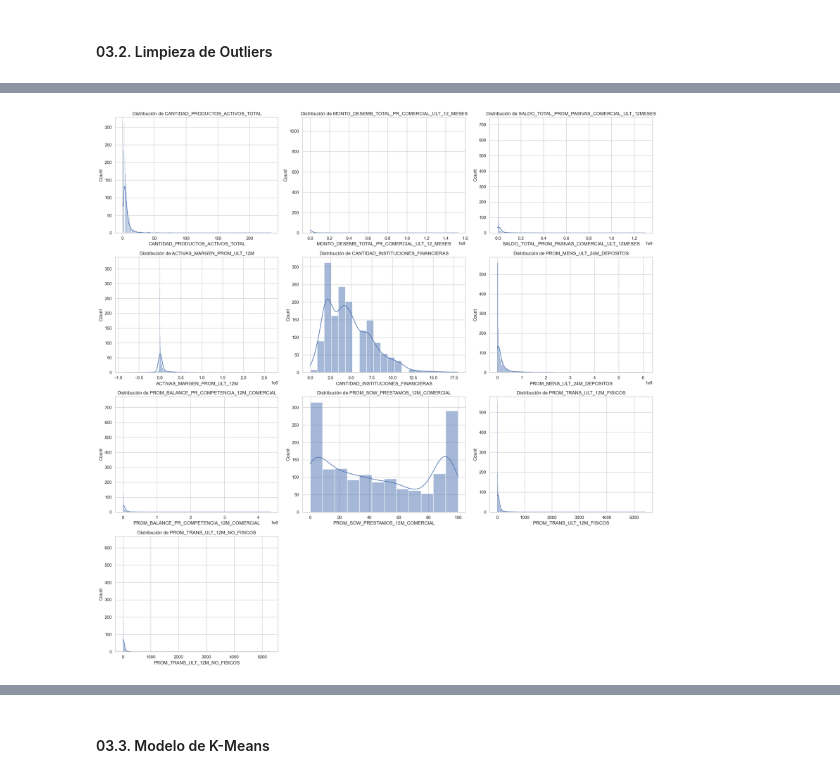
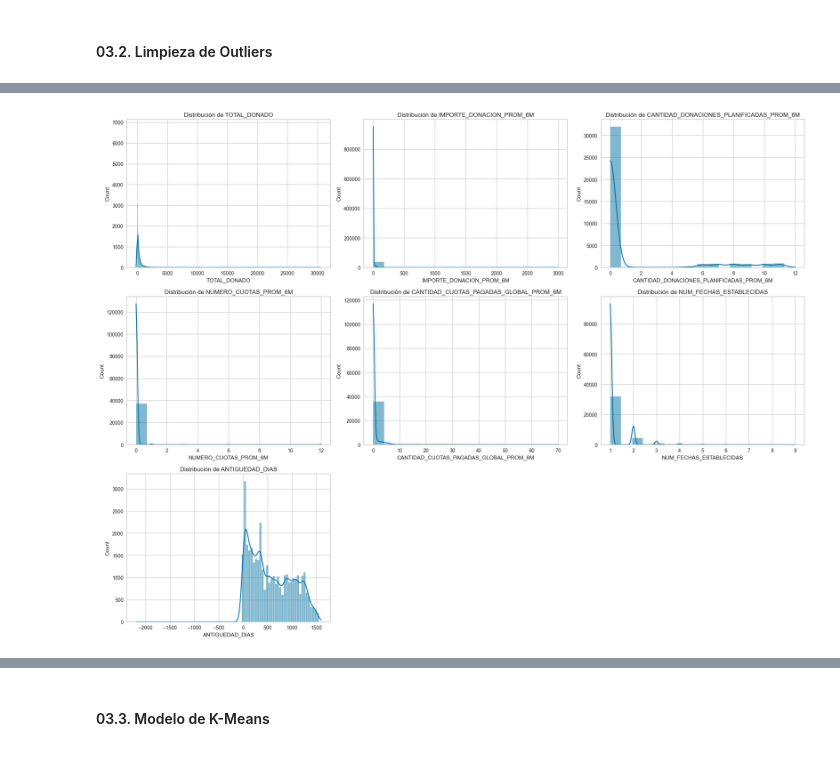
Before and after one commit to MKFabrizio/Datathon_DMC, a Jupyter notebook: notebooks/Clustering_01.ipynb, the cells around one changed output, grey strips where cells are left out. Saved outputs shown, nothing was run; the diff lists cells and outputs as text; code cells hidden in the pictures.

```diff
--- a/notebooks/Clustering_01.ipynb
+++ b/notebooks/Clustering_01.ipynb
@@ -335,0 +498,8 @@ Nro Filas: 1,528
+# %%
+df_consolidado_final_limpio = df_consolidado_final[lista_variables]
+
+# Resumen Data
+#print(f'Nro Clientes: {df_consolidado_final_limpio["CONTACTO_ID_COMPLETO"].nunique():,}')
+print(f'Nro Columnas: {df_consolidado_final_limpio.shape[1]:,}')
+print(f'Nro Filas: {df_consolidado_final_limpio.shape[0]:,}')
+df_consolidado_final_limpio.head(3)
@@ -477,9 +525,11 @@ Nro variables: 10
 # %%
-df_CN01_02 = df_CN01_01[lista_variables]
+#df_consolidado_final_limpio = df_consolidado_final_limpio[df_consolidado_final_limpio['ANTIGUEDAD_PRIMER_DONACION'].notna()]
+
+df_consolidado_final_limpio = df_consolidado_final_limpio.fillna(0)
 
 # Resumen Data
-print(f'Nro Clientes: {df_CN01_02["CUSTOMER_SK"].nunique():,}')
-print(f'Nro Columnas: {df_CN01_02.shape[1]:,}')
-print(f'Nro Filas: {df_CN01_02.shape[0]:,}')
-df_CN01_02.head(3)
+#print(f'Nro Clientes: {df_consolidado_final_limpio["CONTACTO_ID_COMPLETO"].nunique():,}')
+print(f'Nro Columnas: {df_consolidado_final_limpio.shape[1]:,}')
+print(f'Nro Filas: {df_consolidado_final_limpio.shape[0]:,}')
+df_consolidado_final_limpio.head(3)
 # %% [output]
@@ -586,5 +604,5 @@ df_CN01_02.drop(columns=['CUSTOMER_SK']).quantile([.9, .91, .92, .93, .94, .95,
 # %%
 # Antes de limpiar
-visualizar_kde(df_CN01_02, excluir_columnas=['CUSTOMER_SK'], num_columnas=3, figsize=(20, 5))
+visualizar_kde(df_consolidado_final_limpio, excluir_columnas=['CONTACTO_ID_COMPLETO'], num_columnas=3, figsize=(20, 5))
 # %% [output]
-[figure, old version]
+[figure, new version]
```
Also changed, not shown: parts of 63 cells of this notebook.
